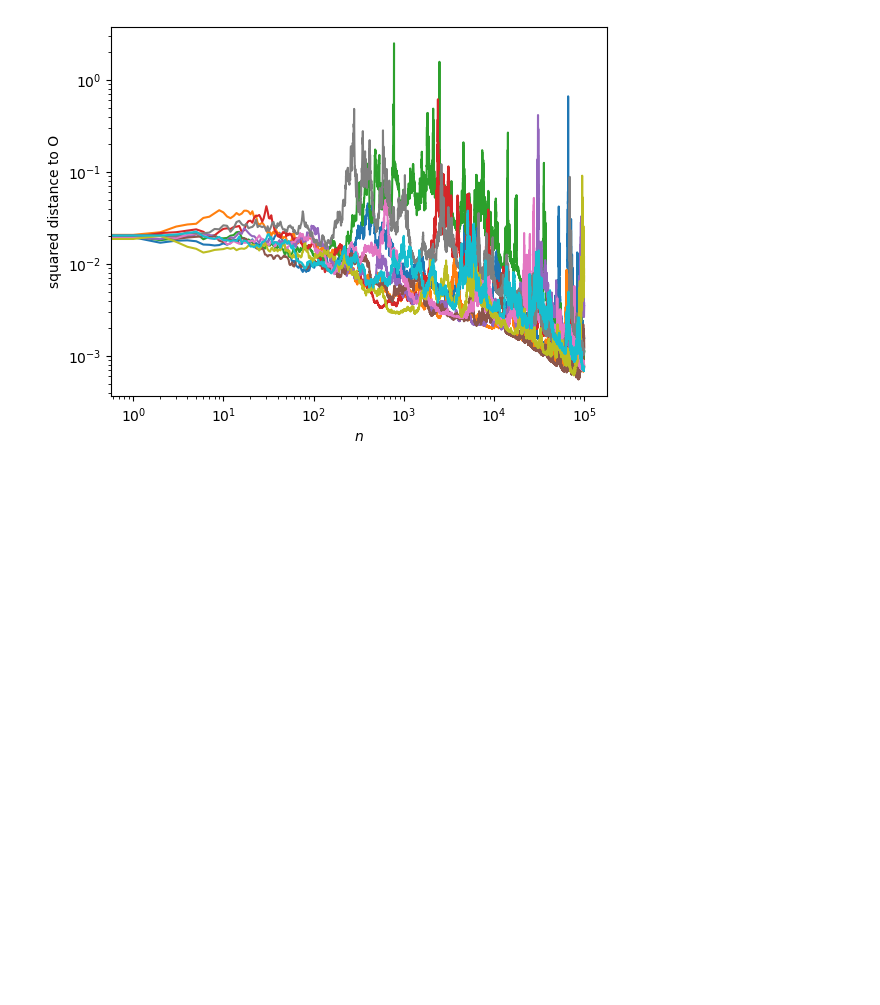
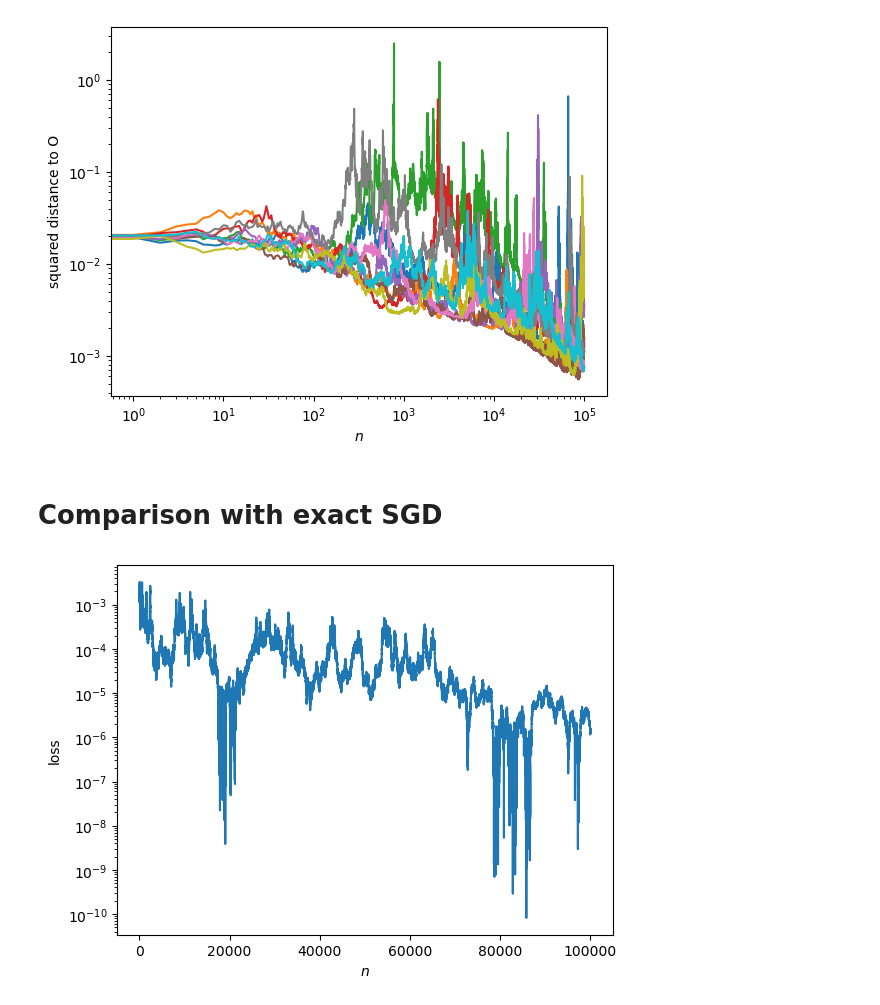
Before and after one commit to gcorlouer/sgd_on_singularities, a Jupyter notebook: experiments/Langevin_SGD.ipynb, the cells around one changed output. Saved outputs shown, nothing was run; the diff lists cells and outputs as text; code cells hidden in the pictures; blank space fills up the shorter version.

Commit message:
adding exact SGD results

```diff
--- a/experiments/Langevin_SGD.ipynb
+++ b/experiments/Langevin_SGD.ipynb
@@ -120,3 +136,5 @@ plt.savefig("2d_sq_dist.png", dpi=150)
 plt.show()
 # %% [output]
 [figure]
+# %% [markdown]
+# Comparison with exact SGD
@@ -122,0 +174,26 @@ plt.show()
+# %%
+def q(w):
+    w1, w2 = w
+    return w1*(w1*w1 + w2*w2)
+
+def grad_q(w):
+    w1, w2 = w
+    return np.array([3*w1*w1 + w2*w2, 2*w1*w2])
+
+lr = 1
+nsamp, batchsize = 10**6, 10**2
+w_init = np.array([0.1, 0.1])
+seed = 42
+S = SGD(lr, q, grad_q, w_init, nsamp, batchsize, seed)
+S.evolve(100000)
+# %%
+fig, ax = plt.subplots()
+plt.plot(np.abs(S.q(np.array(S.w).T)))
+ax.set_yscale('log')
+# ax.set_xscale('log')
+plt.xlabel(r'$n$')
+plt.ylabel('loss')
+plt.savefig('2d_loss.png', dpi=150)
+plt.show()
+# %% [output]
+[figure, added]
```
Also changed, not shown: parts of 7 cells of this notebook.
